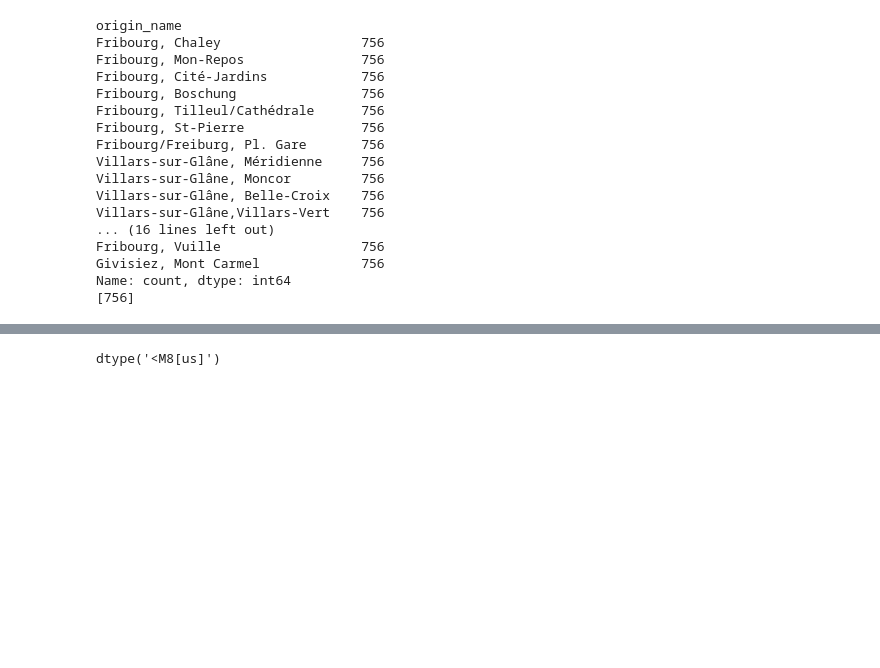
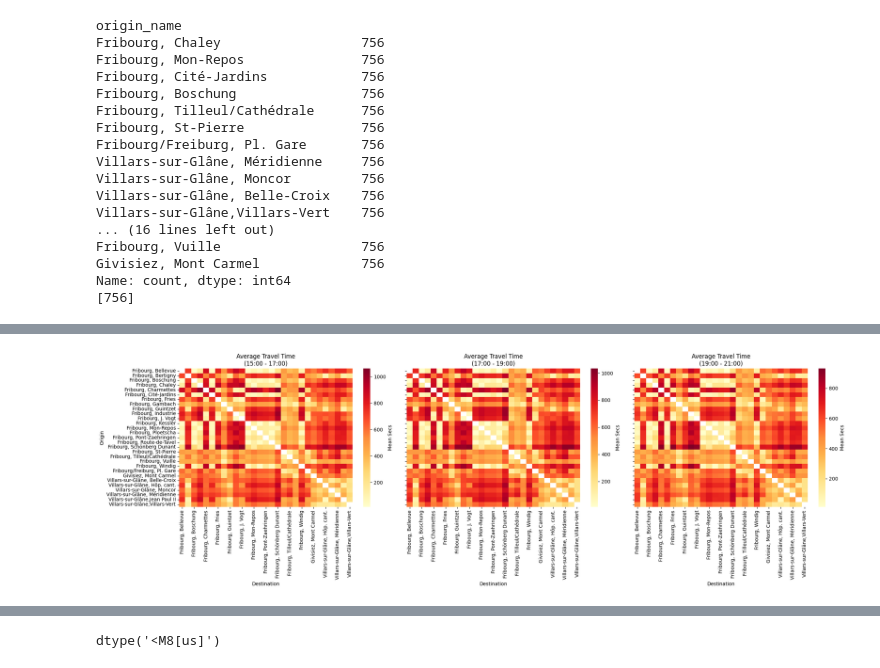
Before and after one commit to arthiu/Semester_Project_Meng_Xu, a Jupyter notebook: Minibus_simulation-main/Semester_project_arthur.ipynb, the cells around one changed output, grey strips where cells are left out. Drawn from its saved outputs; the diff is of its cells as text; code cells hidden in the pictures; blank space fills up the shorter version.

```diff
--- a/Minibus_simulation-main/Semester_project_arthur.ipynb
+++ b/Minibus_simulation-main/Semester_project_arthur.ipynb
@@ -400,0 +478,45 @@ Name: count, dtype: int64
+# %%
+# Ensure departure_time is datetime format
+travel_times['departure_time'] = pd.to_datetime(travel_times['departure_time'])
+
+# Function to categorize the hour
+def assign_period(hour):
+    if 15 <= hour < 17:
+        return "15:00 - 17:00"
+    elif 17 <= hour < 19:
+        return "17:00 - 19:00"
+    elif 19 <= hour < 21:
+        return "19:00 - 21:00"
+    return "Other"
+
+travel_times['period'] = travel_times['departure_time'].dt.hour.apply(assign_period)
+
+# Filter out "Other" if any exist
+df_filtered = travel_times[travel_times['period'] != "Other"]
+
+# Group data by Period and OD pairs
+stats_by_period = df_filtered.groupby(['period', 'origin_name', 'dest_name'])['duration_in_traffic_seconds'].agg(['mean', 'std']).reset_index()
+# %%
+import seaborn as sns
+import matplotlib.pyplot as plt
+
+periods = ["15:00 - 17:00", "17:00 - 19:00", "19:00 - 21:00"]
+fig, axes = plt.subplots(1, 3, figsize=(22, 7), sharey=True)
+
+for i, period in enumerate(periods):
+    # Pivot the data for this specific time window
+    period_data = stats_by_period[stats_by_period['period'] == period]
+    pivot_table = period_data.pivot(index="origin_name", columns="dest_name", values="mean")
+
+    sns.heatmap(pivot_table, ax=axes[i], cmap="YlOrRd", cbar_kws={'label': 'Mean Secs'})
+    axes[i].set_title(f"Average Travel Time\n({period})")
+    axes[i].set_xlabel("Destination")
+    if i == 0:
+        axes[i].set_ylabel("Origin")
+    else:
+        axes[i].set_ylabel("")
+
+plt.tight_layout()
+plt.show()
+# %% [output]
+[figure, added]
```
Also changed, not shown: parts of 7 cells of this notebook, 5 other files.
